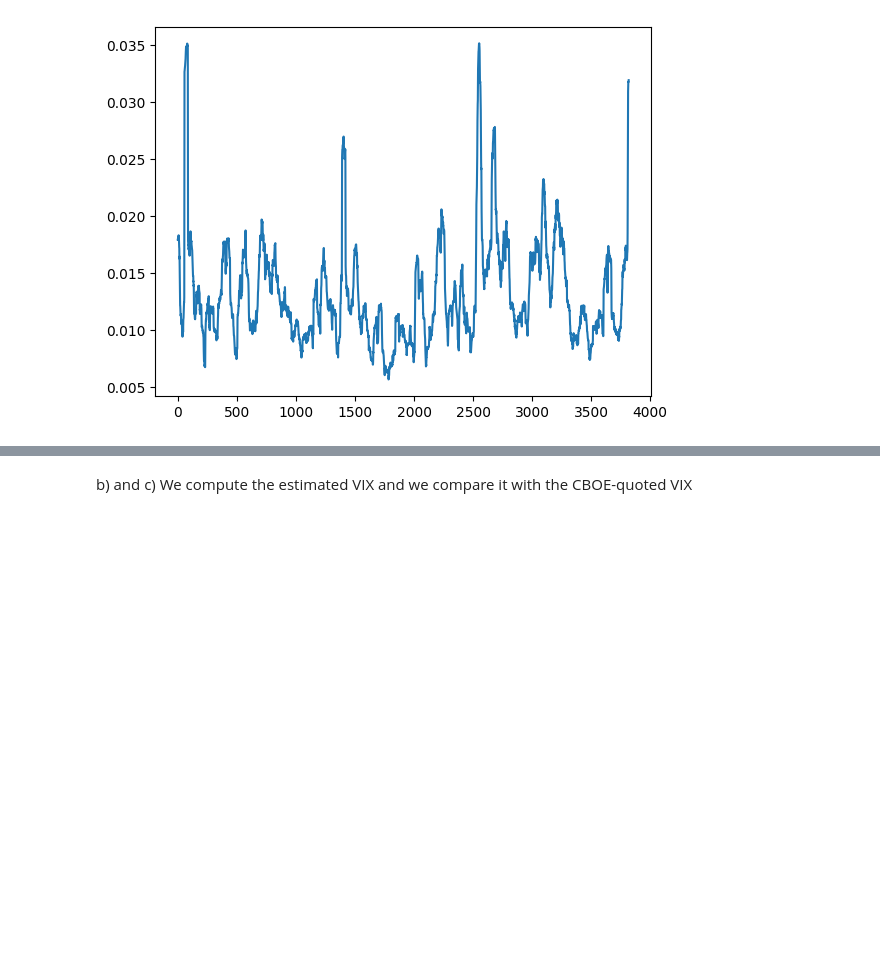
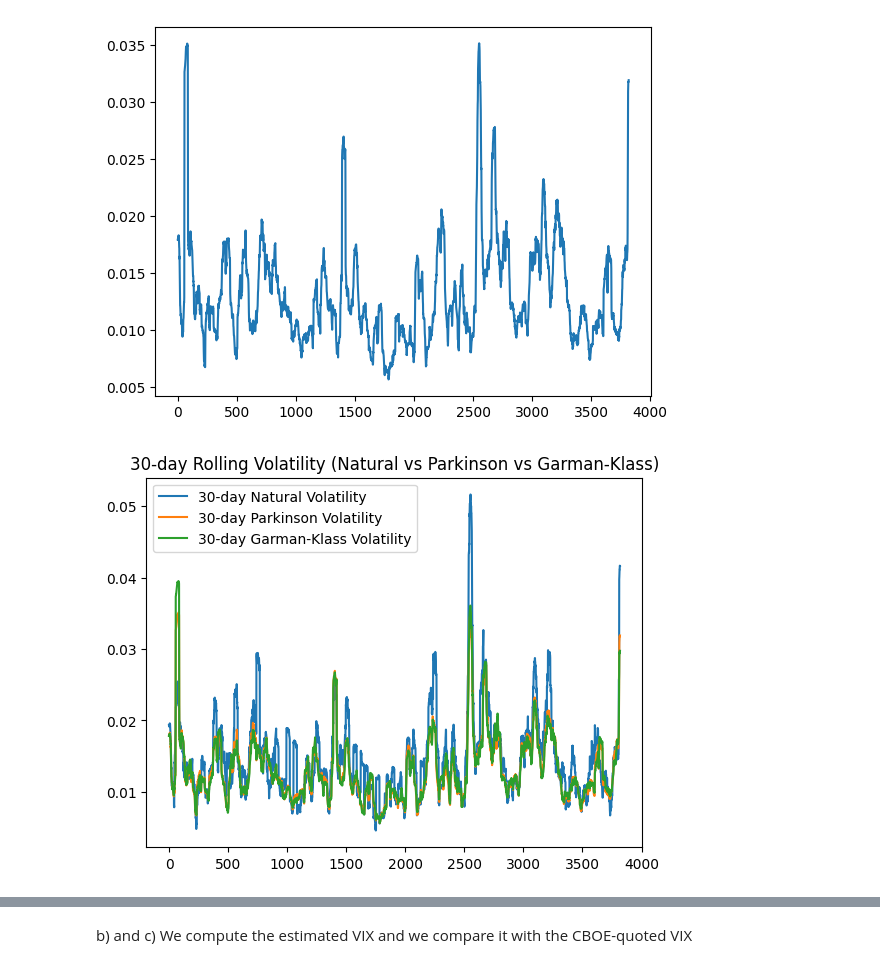
Before and after one commit to GiorgioCampo/CF_Assignment1, a Jupyter notebook: compfin_1.ipynb, the cells around one changed output, grey strips where cells are left out. Cells and saved outputs as stored; diff of their text form; code cells hidden in the pictures; blank space fills up the shorter version.

```diff
--- a/compfin_1.ipynb
+++ b/compfin_1.ipynb
@@ -96,6 +153,34 @@ plt.plot(sigma_p)
 plt.show()
 # %% [output]
 [figure]
+# %%
+nat_sigma = [
+    natural_estimator_volatility(
+        data.iloc[t:t+rollingT]
+    )
+    for t in range(len(data) - rollingT + 1)
+]
+# %%
+
+window = 30
+plt.figure()
+plt.plot(
+    nat_sigma,
+    label=f"{window}-day Natural Volatility"
+)
+plt.plot(
+    sigma_p,
+    label=f"{window}-day Parkinson Volatility"
+)
+plt.plot(
+    sigma_gk,
+    label=f"{window}-day Garman-Klass Volatility"
+)
+plt.title(f"{window}-day Rolling Volatility (Natural vs Parkinson vs Garman-Klass)")
+plt.legend()
+plt.show()
+# %% [output]
+[figure, added]
 # %%
 import pandas as pd
 from skfolio.datasets import load_sp500_dataset, load_sp500_implied_vol_dataset
```
Also changed, not shown: parts of 24 cells of this notebook.
